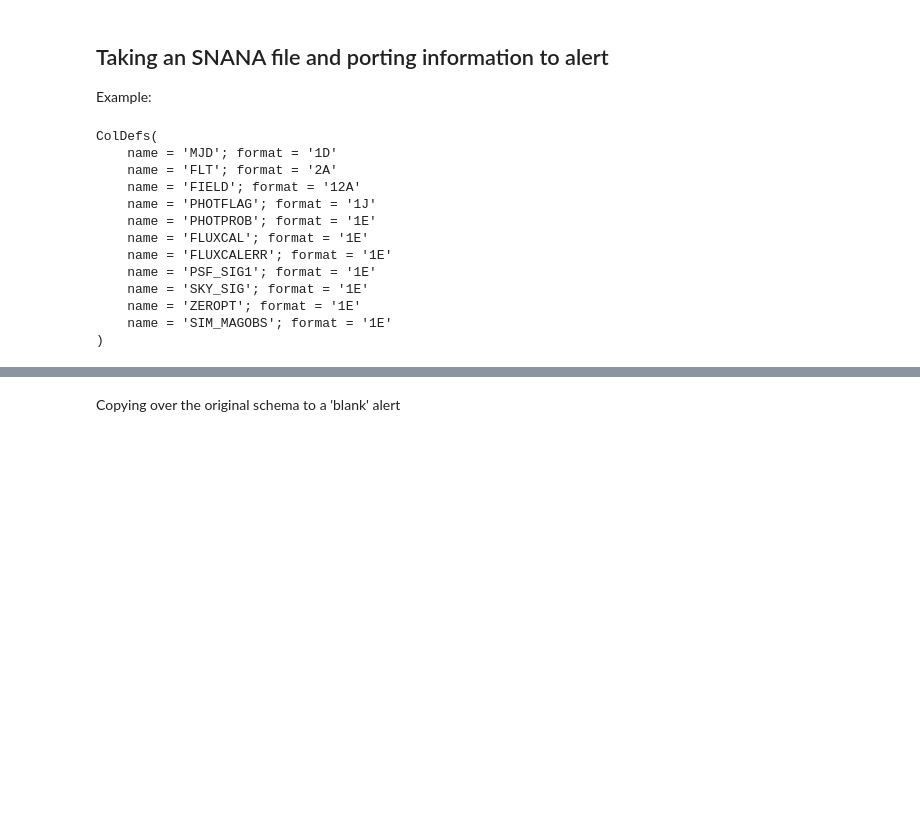
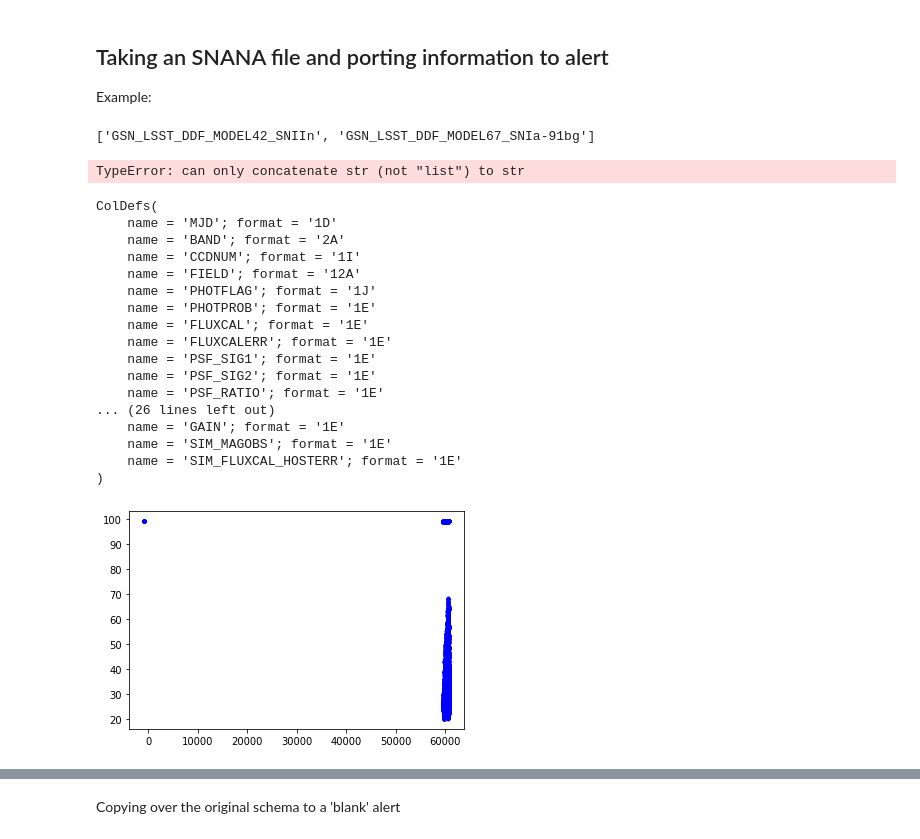
Before and after one commit to LSSTDESC/plasticc_alerts, a Jupyter notebook: Examples/demo_serialize_alerts.ipynb, the cells around one changed output, grey strips where cells are left out. Drawn from its saved outputs; the diff is of its cells as text; code cells hidden in the pictures; blank space fills up the shorter version.

```diff
--- a/Examples/demo_serialize_alerts.ipynb
+++ b/Examples/demo_serialize_alerts.ipynb
@@ -74,41 +74,56 @@ from copy import copy
 # %% [markdown]
 ## Taking an SNANA file and porting information to alert
 Example:
-# %%
-simdir='../../../cameron/'
-name_head=simdir+'PALEO_YSE_NONIaMODEL0-0001_HEAD.FITS.gz'
-
-name_phot=simdir+'PALEO_YSE_NONIaMODEL0-0001_PHOT.FITS.gz'
+# %%
+simdir='/global/cscratch1/sd/kessler/SNANA_LSST_SIM/GSN_LSST_DDF/'
+list = ['MODEL42_SNIIn','MODEL67_SNIa-91bg']
+modelname = ['GSN_LSST_DDF_%s'%i for i in list]
+# %% [output]
+['GSN_LSST_DDF_MODEL42_SNIIn', 'GSN_LSST_DDF_MODEL67_SNIa-91bg']
+TypeError: can only concatenate str (not "list") to str
 # %%
-head = fits.open(name_head)
-#print(head[1].data)
-phot = fits.open(name_phot)
-#print(phot[1].data)
-phot_cols=phot[1].columns
-print(phot_cols)
+for name in modelname:
+    name_head=simdir+name+'/'+'GSN_LSST_DDF_NONIaMODEL0-0001_HEAD.FITS.gz'
 
-mjd = phot[1].data['MJD']
-bound = np.where(mjd==-777)[0][0]
-filt = phot[1].data['FLT'][0:bound]
-mag = phot[1].data['SIM_MAGOBS'][0:bound]
-ginds = np.where(phot[1].data['FLT'][0:bound]=='g')
-zinds = np.where(phot[1].data['FLT'][0:bound]=='z')
-fluxcal =  phot[1].data['FLUXCAL'][0:bound]
-fluxcalerr =  phot[1].data['FLUXCALERR'][0:bound]
-snr = fluxcal/fluxcalerr
-mjd=mjd[0:bound]
+    name_phot=simdir+name+'/'+'GSN_LSST_DDF_NONIaMODEL0-0001_PHOT.FITS.gz'
+    head = fits.open(name_head)
+    #print(head[1].data)
+    phot = fits.open(name_phot)
+    #print(phot[1].data)
+    phot_cols=phot[1].columns
+    print(phot_cols)
+
+    mjd = phot[1].data['MJD']
+    mag = phot[1].data['SIM_MAGOBS']
+    plt.plot(mjd, mag,'.', color='b')
+#     plt.axis([59582.3282,59582.3282+399, 0,60])
+#     print(mjd)
+    bound = np.where(mjd==-777)[0][0]
+    filt = phot[1].data['BAND'][0:bound]
+    mag = phot[1].data['SIM_MAGOBS'][0:bound]
+    ginds = np.where(phot[1].data['BAND'][0:bound]=='g')
+    zinds = np.where(phot[1].data['BAND'][0:bound]=='z')
+    fluxcal =  phot[1].data['FLUXCAL'][0:bound]
+    fluxcalerr =  phot[1].data['FLUXCALERR'][0:bound]
+    snr = fluxcal/fluxcalerr
+    mjd=mjd[0:bound]
 # %% [output]
 ColDefs(
     name = 'MJD'; format = '1D'
-    name = 'FLT'; format = '2A'
+    name = 'BAND'; format = '2A'
+    name = 'CCDNUM'; format = '1I'
     name = 'FIELD'; format = '12A'
     name = 'PHOTFLAG'; format = '1J'
     name = 'PHOTPROB'; format = '1E'
     name = 'FLUXCAL'; format = '1E'
     name = 'FLUXCALERR'; format = '1E'
     name = 'PSF_SIG1'; format = '1E'
-    name = 'SKY_SIG'; format = '1E'
-    name = 'ZEROPT'; format = '1E'
+    name = 'PSF_SIG2'; format = '1E'
+    name = 'PSF_RATIO'; format = '1E'
+... (26 lines left out)
+    name = 'GAIN'; format = '1E'
     name = 'SIM_MAGOBS'; format = '1E'
+    name = 'SIM_FLUXCAL_HOSTERR'; format = '1E'
 )
+[figure, added]
 # %%
```
Also changed, not shown: parts of 6 cells of this notebook.
